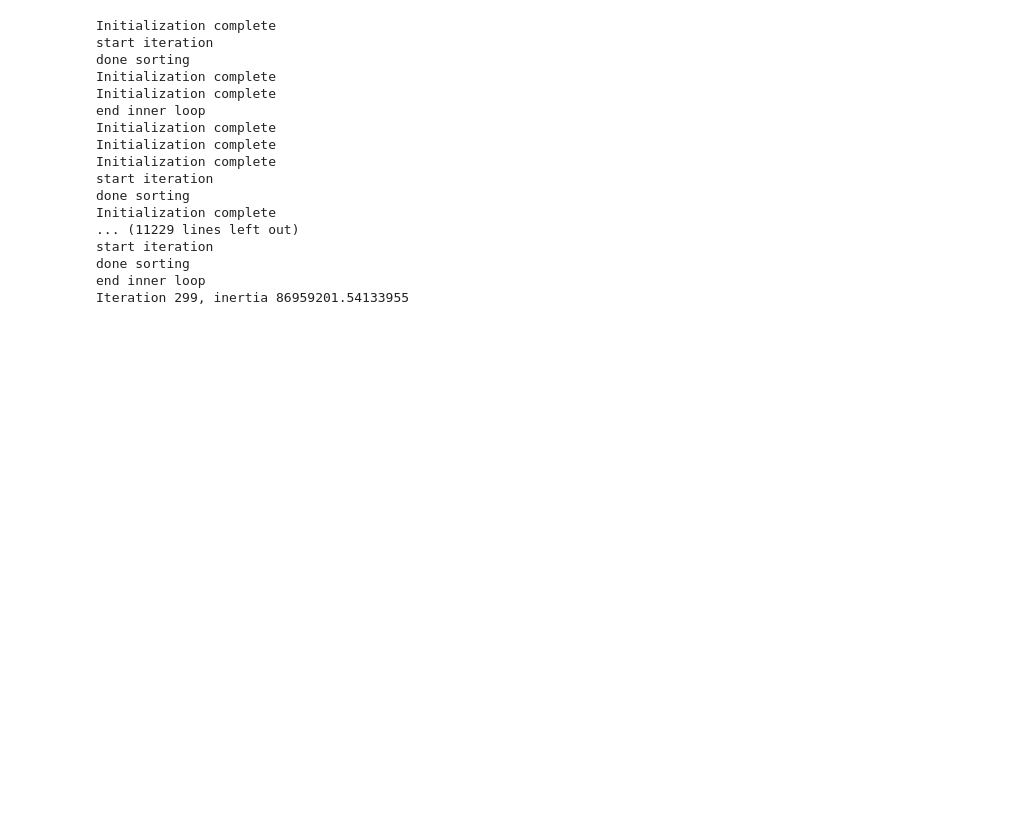
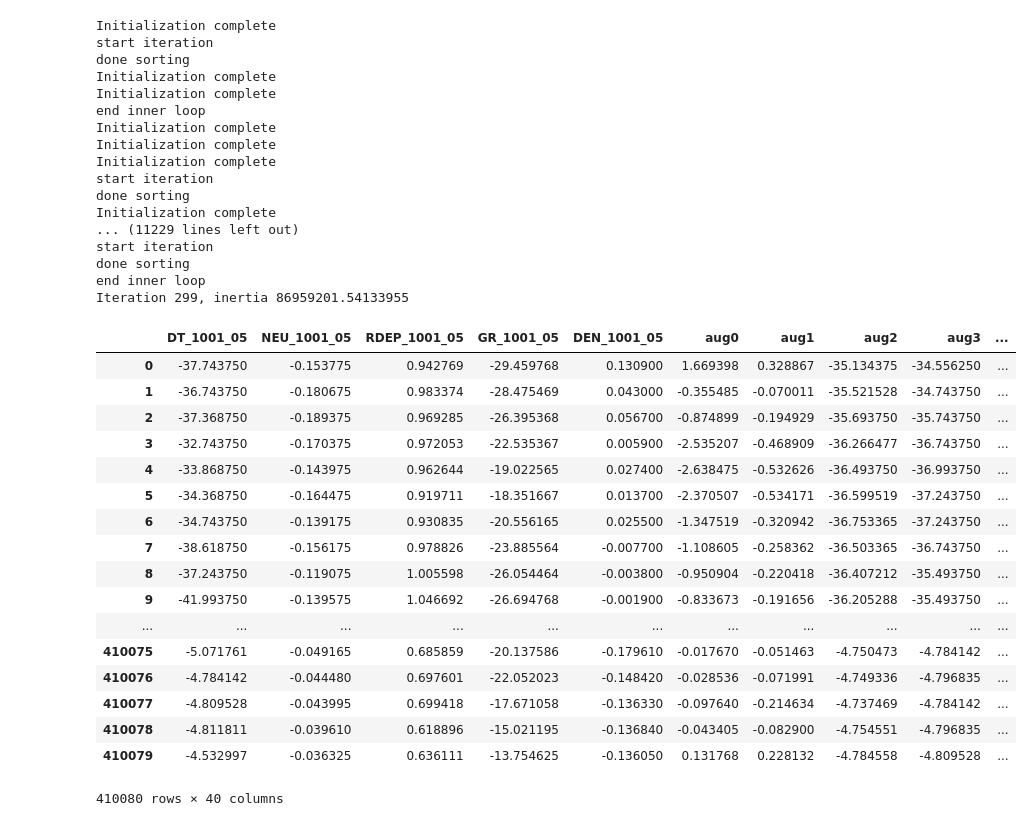
Before and after one commit to stevejpurves/geohack, a Jupyter notebook: symbolic_coder.ipynb, the cells around one changed output. Drawn from its saved outputs; the diff is of its cells as text; code cells hidden in the pictures; blank space fills up the shorter version.

Commit message:
Load Data updated

```diff
--- a/symbolic_coder.ipynb
+++ b/symbolic_coder.ipynb
@@ -118,9 +118,37 @@ Iteration 299, inertia 86959201.54133955
 # %%
 S = quantiser.predict(features)
 # %%
-with gzip.GzipFile('results', 'w') as f:
-        pickle.dump(features)
-        pickle.dump(labels
-        pickle.dump(wells
-        pickle.dump(quantiser)
-        pickle.dump(S)
+with gzip.GzipFile('results', 'w') as fs:
+        pickle.dump(features,fs)
+        pickle.dump(labels,fs)
+        pickle.dump(wells,fs)
+        pickle.dump(quantiser,fs)
+        pickle.dump(S,fs)
+# %%
+with gzip.GzipFile('results', 'r') as fs:
+        features=pickle.load(fs)
+        labels=pickle.load(fs)
+        wells=pickle.load(fs)
+        quantiser=pickle.load(fs)
+        S=pickle.load(fs)
+# %%
+features
+# %% [output]
+|  | DT_1001_05 | NEU_1001_05 | RDEP_1001_05 | GR_1001_05 | DEN_1001_05 | aug0 | aug1 | aug2 | aug3 | ... |
+| 0 | -37.743750 | -0.153775 | 0.942769 | -29.459768 | 0.130900 | 1.669398 | 0.328867 | -35.134375 | -34.556250 | ... |
+| 1 | -36.743750 | -0.180675 | 0.983374 | -28.475469 | 0.043000 | -0.355485 | -0.070011 | -35.521528 | -34.743750 | ... |
+| 2 | -37.368750 | -0.189375 | 0.969285 | -26.395368 | 0.056700 | -0.874899 | -0.194929 | -35.693750 | -35.743750 | ... |
+| 3 | -32.743750 | -0.170375 | 0.972053 | -22.535367 | 0.005900 | -2.535207 | -0.468909 | -36.266477 | -36.743750 | ... |
+| 4 | -33.868750 | -0.143975 | 0.962644 | -19.022565 | 0.027400 | -2.638475 | -0.532626 | -36.493750 | -36.993750 | ... |
+| 5 | -34.368750 | -0.164475 | 0.919711 | -18.351667 | 0.013700 | -2.370507 | -0.534171 | -36.599519 | -37.243750 | ... |
+| 6 | -34.743750 | -0.139175 | 0.930835 | -20.556165 | 0.025500 | -1.347519 | -0.320942 | -36.753365 | -37.243750 | ... |
+| 7 | -38.618750 | -0.156175 | 0.978826 | -23.885564 | -0.007700 | -1.108605 | -0.258362 | -36.503365 | -36.743750 | ... |
+| 8 | -37.243750 | -0.119075 | 1.005598 | -26.054464 | -0.003800 | -0.950904 | -0.220418 | -36.407212 | -35.493750 | ... |
+| 9 | -41.993750 | -0.139575 | 1.046692 | -26.694768 | -0.001900 | -0.833673 | -0.191656 | -36.205288 | -35.493750 | ... |
+| ... | ... | ... | ... | ... | ... | ... | ... | ... | ... | ... |
+| 410075 | -5.071761 | -0.049165 | 0.685859 | -20.137586 | -0.179610 | -0.017670 | -0.051463 | -4.750473 | -4.784142 | ... |
+| 410076 | -4.784142 | -0.044480 | 0.697601 | -22.052023 | -0.148420 | -0.028536 | -0.071991 | -4.749336 | -4.796835 | ... |
+| 410077 | -4.809528 | -0.043995 | 0.699418 | -17.671058 | -0.136330 | -0.097640 | -0.214634 | -4.737469 | -4.784142 | ... |
+| 410078 | -4.811811 | -0.039610 | 0.618896 | -15.021195 | -0.136840 | -0.043405 | -0.082900 | -4.754551 | -4.796835 | ... |
+| 410079 | -4.532997 | -0.036325 | 0.636111 | -13.754625 | -0.136050 | 0.131768 | 0.228132 | -4.784558 | -4.809528 | ... |
+410080 rows × 40 columns
```
